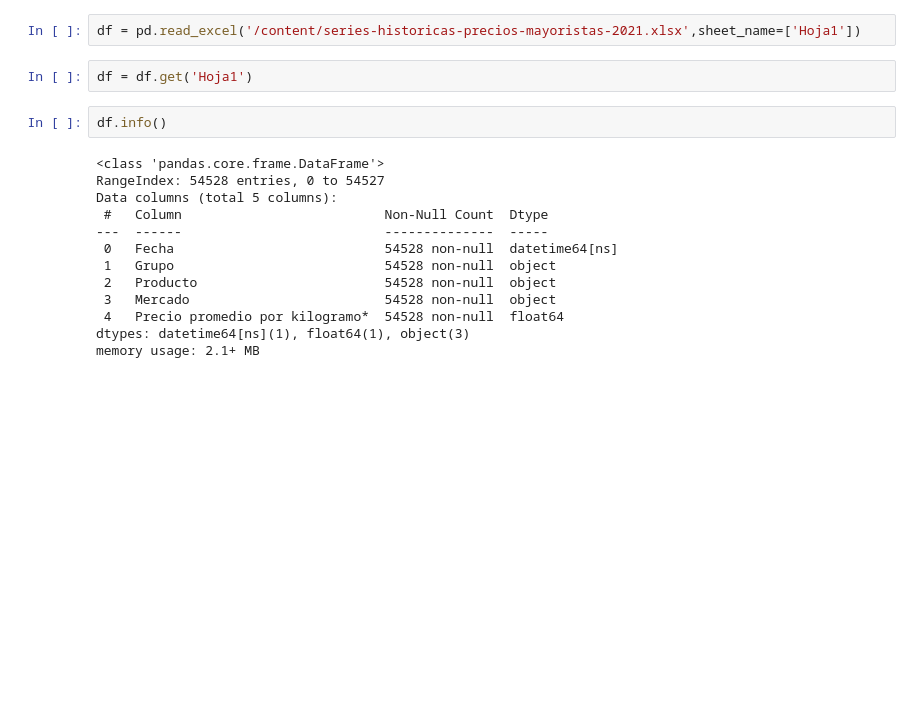
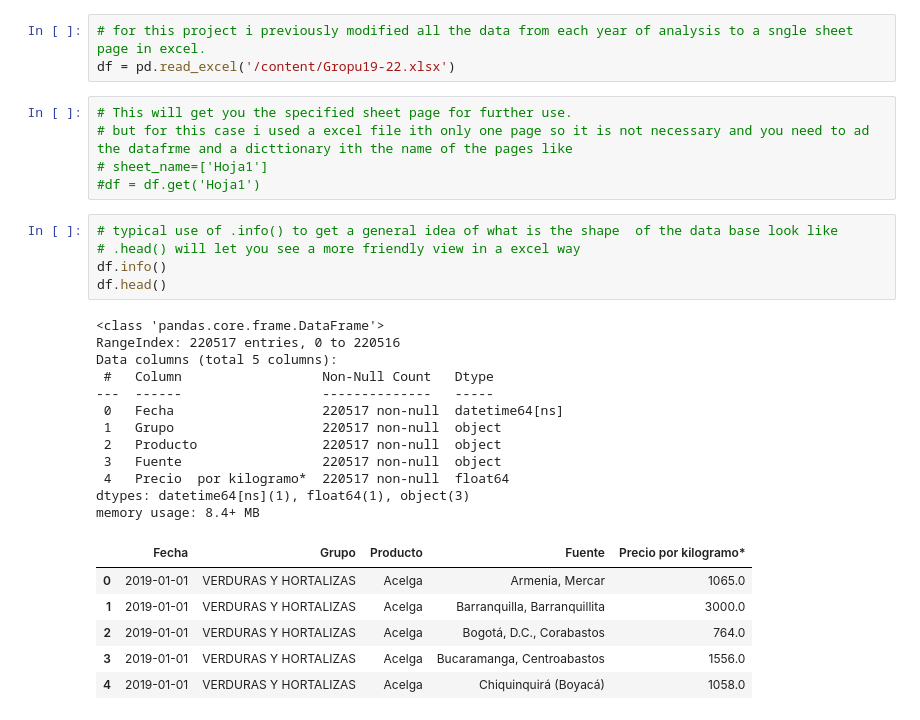
Before and after one commit to RioDeMilo/RETAIL-PRICES-COLOMBIA, a Jupyter notebook: IPC1823.ipynb, the cells around one changed output. Saved outputs shown, nothing was run; the diff lists cells and outputs as text; blank space fills up the shorter version.

```diff
--- a/IPC1823.ipynb
+++ b/IPC1823.ipynb
@@ -5,22 +6,35 @@ import numpy as np
 import pandas as pd
 import matplotlib as plt
 import seaborn as sns
-# %%
-df = pd.read_excel('/content/series-historicas-precios-mayoristas-2021.xlsx',sheet_name=['Hoja1'])
-# %%
-df = df.get('Hoja1')
-# %%
-df.info()
-# %% [output]
-<class 'pandas.core.frame.DataFrame'>
-RangeIndex: 54528 entries, 0 to 54527
-Data columns (total 5 columns):
- #   Column                          Non-Null Count  Dtype
----  ------                          --------------  -----
- 0   Fecha                           54528 non-null  datetime64[ns]
- 1   Grupo                           54528 non-null  object
- 2   Producto                        54528 non-null  object
- 3   Mercado                         54528 non-null  object
- 4   Precio promedio por kilogramo*  54528 non-null  float64
-dtypes: datetime64[ns](1), float64(1), object(3)
-memory usage: 2.1+ MB
+# %%
+# for this project i previously modified all the data from each year of analysis to a sngle sheet page in excel.
+df = pd.read_excel('/content/Gropu19-22.xlsx')
+# %%
+# This will get you the specified sheet page for further use.
+# but for this case i used a excel file ith only one page so it is not necessary and you need to ad the datafrme and a dicttionary ith the name of the pages like
+# sheet_name=['Hoja1']
+#df = df.get('Hoja1')
+# %%
+# typical use of .info() to get a general idea of what is the shape  of the data base look like
+# .head() will let you see a more friendly view in a excel way
+df.info()
+df.head()
+# %% [output]
+<class 'pandas.core.frame.DataFrame'>
+RangeIndex: 220517 entries, 0 to 220516
+Data columns (total 5 columns):
+ #   Column                  Non-Null Count   Dtype
+---  ------                  --------------   -----
+ 0   Fecha                   220517 non-null  datetime64[ns]
+ 1   Grupo                   220517 non-null  object
+ 2   Producto                220517 non-null  object
+ 3   Fuente                  220517 non-null  object
+ 4   Precio  por kilogramo*  220517 non-null  float64
+dtypes: datetime64[ns](1), float64(1), object(3)
+memory usage: 8.4+ MB
+|  | Fecha | Grupo | Producto | Fuente | Precio por kilogramo* |
+| 0 | 2019-01-01 | VERDURAS Y HORTALIZAS | Acelga | Armenia, Mercar | 1065.0 |
+| 1 | 2019-01-01 | VERDURAS Y HORTALIZAS | Acelga | Barranquilla, Barranquillita | 3000.0 |
+| 2 | 2019-01-01 | VERDURAS Y HORTALIZAS | Acelga | Bogotá, D.C., Corabastos | 764.0 |
+| 3 | 2019-01-01 | VERDURAS Y HORTALIZAS | Acelga | Bucaramanga, Centroabastos | 1556.0 |
+| 4 | 2019-01-01 | VERDURAS Y HORTALIZAS | Acelga | Chiquinquirá (Boyacá) | 1058.0 |
```
Also changed, not shown: parts of 12 cells of this notebook.
